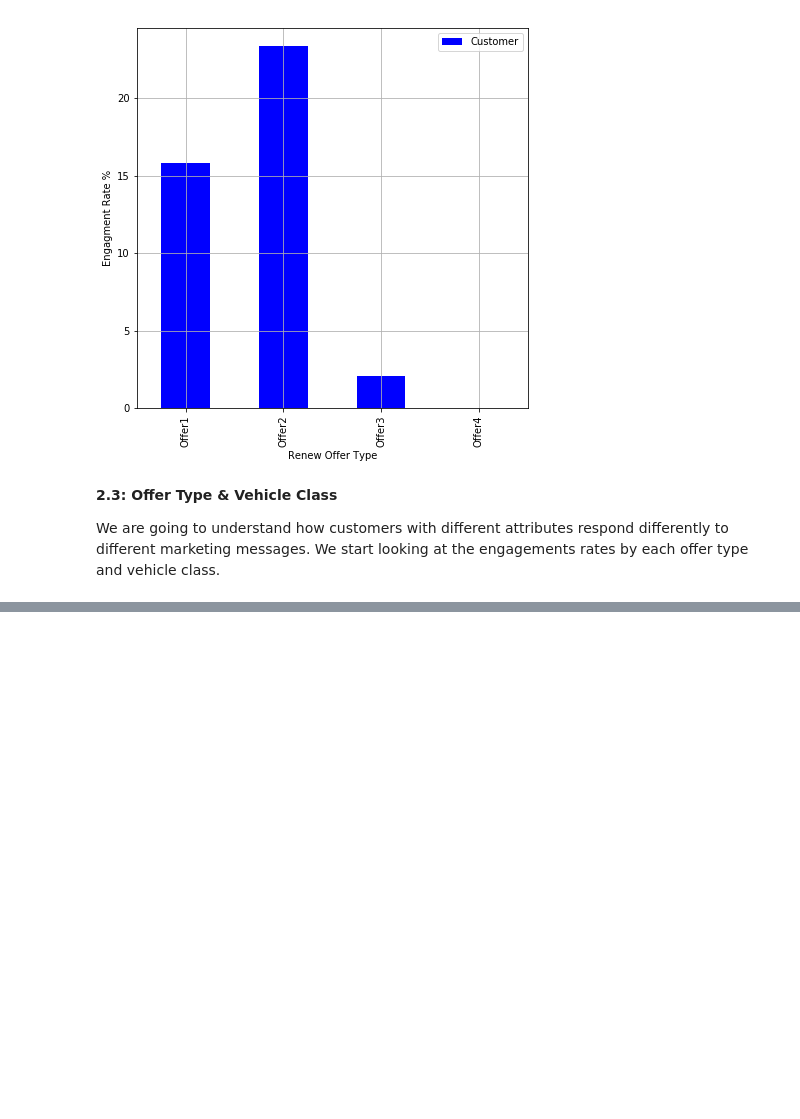
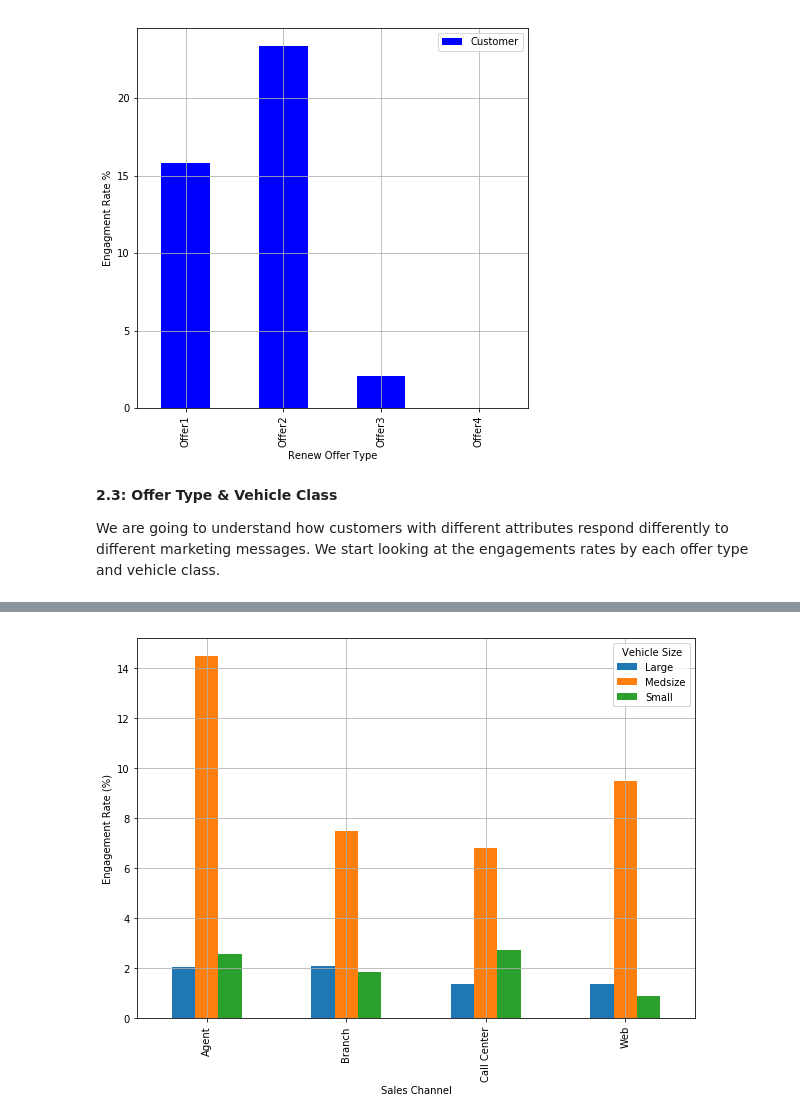
Before and after one commit to sahooamarjeet/ML_Case_Study, a Jupyter notebook: Customer_Analytics.ipynb, the cells around one changed output, grey strips where cells are left out. Cells and saved outputs as stored; diff of their text form; code cells hidden in the pictures; blank space fills up the shorter version.

```diff
--- a/Customer_Analytics.ipynb
+++ b/Customer_Analytics.ipynb
@@ -107,0 +156,5 @@ by_offer_type_df = df.loc[df['Response'] == 'Yes'  #engaged customer
+# %%
+by_sales_channel_df = df.loc[df['Response'] == 'Yes'].groupby([
+    'Sales Channel','Vehicle Size'
+]).count()['Customer']/df.groupby('Sales Channel').count()['Customer']
+by_sales_channel_df
@@ -107,0 +176,4 @@ by_offer_type_df = df.loc[df['Response'] == 'Yes'  #engaged customer
+# %%
+#unstack
+by_sales_channel_df = by_sales_channel_df.unstack().fillna(0)
+by_sales_channel_df
@@ -107,0 +187,6 @@ by_offer_type_df = df.loc[df['Response'] == 'Yes'  #engaged customer
+# %%
+ax = (by_sales_channel_df*100).plot(kind = 'bar', figsize = (10,7), grid = True)
+ax.set_ylabel('Engagement Rate (%)')
+plt.show()
+# %% [output]
+[figure, added]
```
Also changed, not shown: parts of 9 cells of this notebook.
